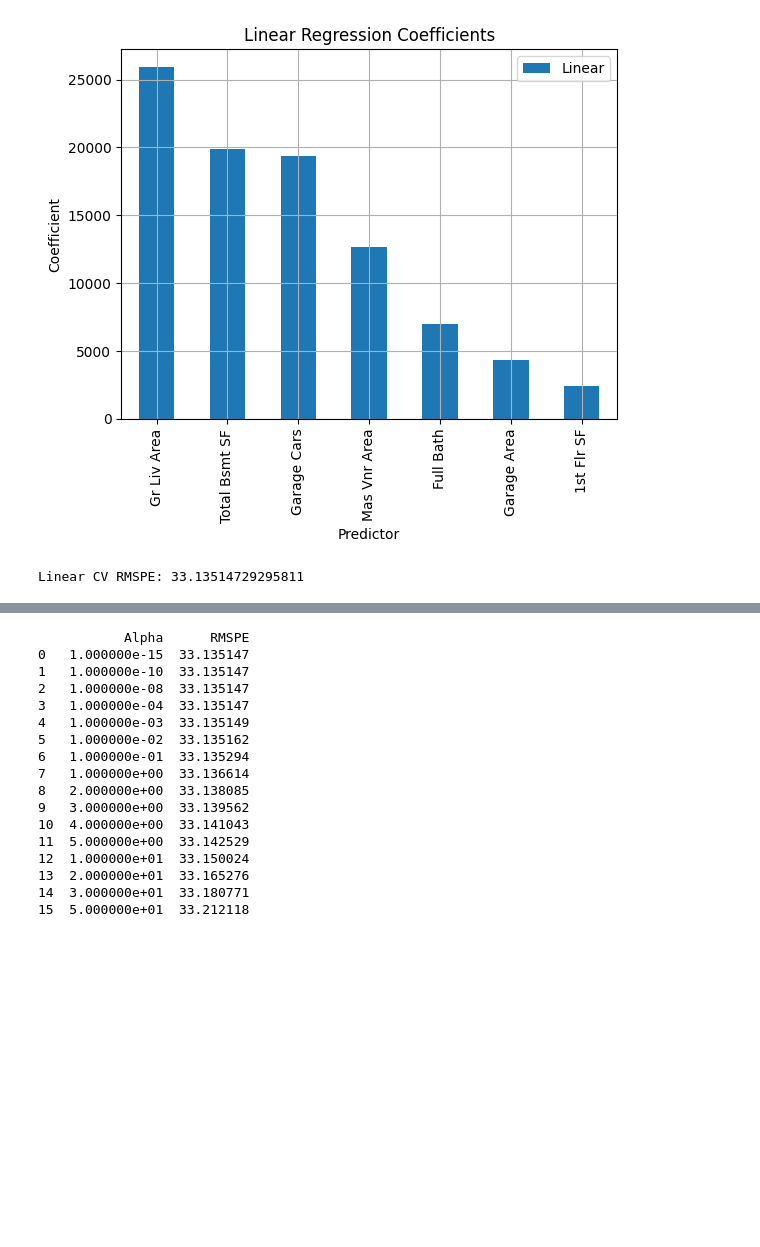
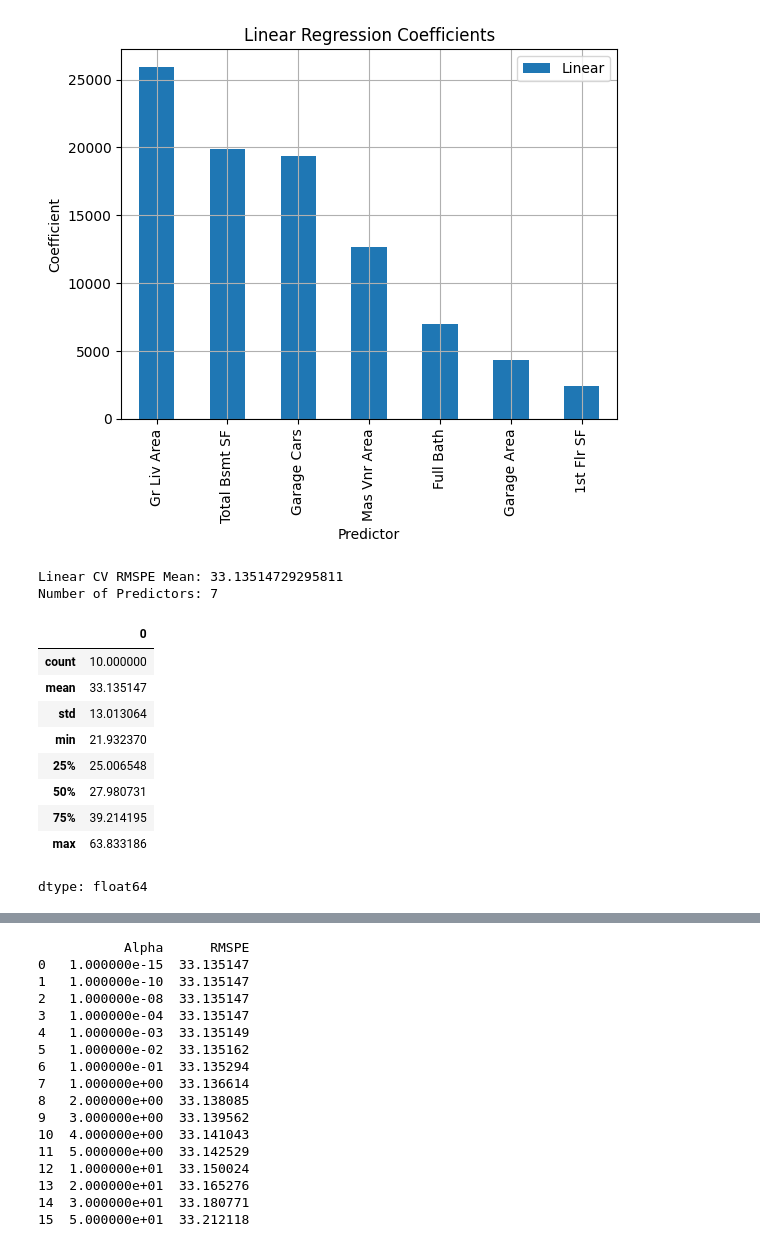
Before and after one commit to lisabortiz/Data-Science-Portfolio, a Jupyter notebook: Project_2/Project_2_Housing_Description_for_Students.ipynb, the cells around one changed output, grey strips where cells are left out. Drawn from its saved outputs; the diff is of its cells as text; code cells hidden in the pictures; blank space fills up the shorter version.

```diff
--- a/Project_2/Project_2_Housing_Description_for_Students.ipynb
+++ b/Project_2/Project_2_Housing_Description_for_Students.ipynb
@@ -658,7 +654,22 @@ results = cross_val_score(
     scoring=calcrmspe,
     cv = 10
     )
-rmspe = results.mean()
-print(f"Linear CV RMSPE: {rmspe}")
+rmspe_mean = results.mean()
+print(f"Linear CV RMSPE Mean: {rmspe_mean}")
+print(f"Number of Predictors: {len(X.columns)}")
 # %% [output]
-Linear CV RMSPE: 33.13514729295811
+Linear CV RMSPE Mean: 33.13514729295811
+Number of Predictors: 7
+# %%
+pd.Series(results).describe()
+# %% [output]
+|  | 0 |
+| count | 10.000000 |
+| mean | 33.135147 |
+| std | 13.013064 |
+| min | 21.932370 |
+| 25% | 25.006548 |
+| 50% | 27.980731 |
+| 75% | 39.214195 |
+| max | 63.833186 |
+dtype: float64
```
Also changed, not shown: parts of 16 cells of this notebook.
